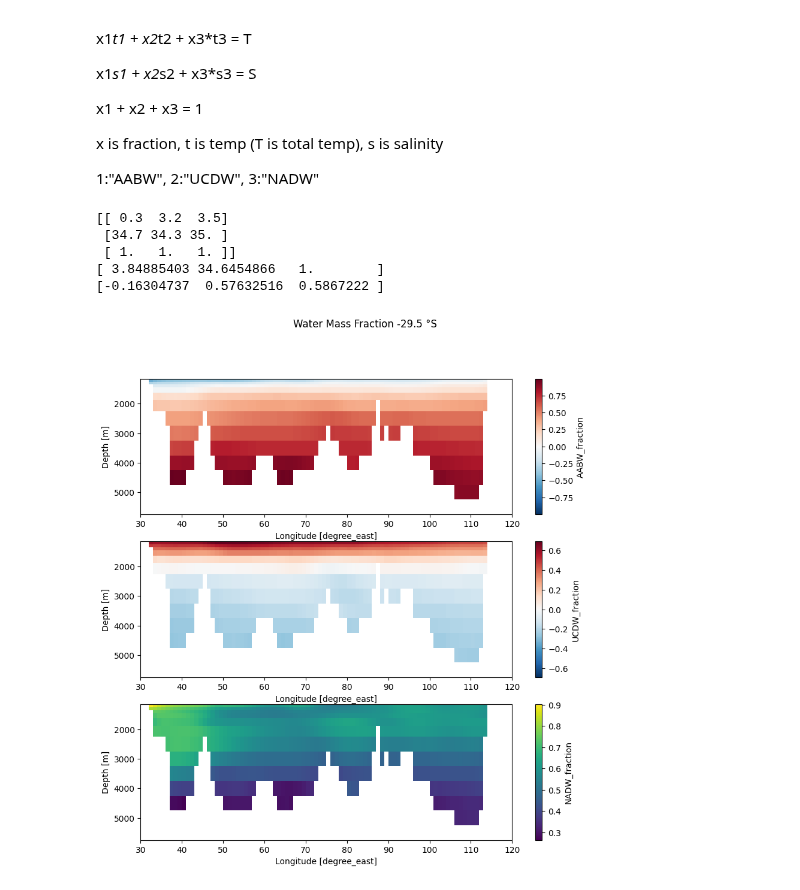
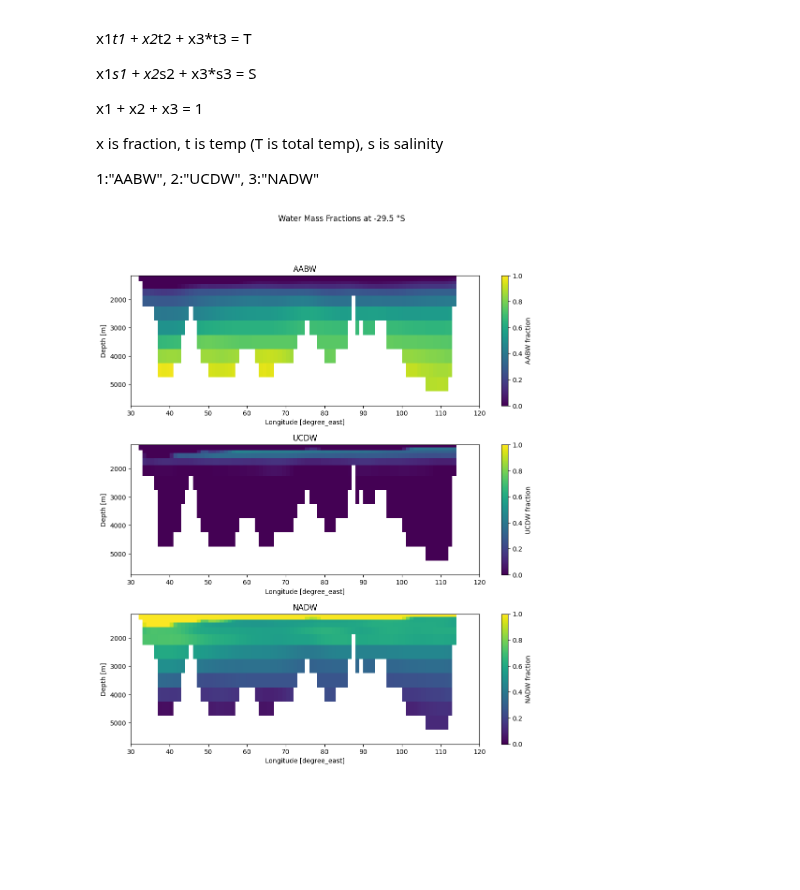
Before and after one commit to JRethemeier/Thermohaline-Circulation, a Jupyter notebook: Assignment4/Assignment4.ipynb, the cells around one changed output. Drawn from its saved outputs; the diff is of its cells as text; code cells hidden in the pictures; blank space fills up the shorter version.

Commit message:
fixed math to use least squares linear optimization

```diff
--- a/Assignment4/Assignment4.ipynb
+++ b/Assignment4/Assignment4.ipynb
@@ -211,7 +212,7 @@ x3 = []  #f_NADW
 
 percentages = [] #f_AABW, f_UCDW, f_NADW
 
-data = levitus_1a.sel(lon=slice(30,120), depth=slice(1200,None))
+data = levitus_1a.sel(lon=slice(30,120), depth=slice(1200, 5500))
 
 array_T = data.pot_temp.data
 array_S = data.abs_sal.data
@@ -228,43 +229,42 @@ for i in range(len(array_S)):
     for j in range(len(array_S[i])):
         solutions = np.array([array_T[i][j], array_S[i][j], 1])
         sol_array.append(solutions)
-        x_all = np.linalg.solve(equations, solutions)
-        percentages.append(x_all)
-        x1_sub.append(x_all[0])
-        x2_sub.append(x_all[1])
-        x3_sub.append(x_all[2])
+        # print(solutions)
+        # print(solutions[0])
+        if not np.isnan(solutions[0]):
+        # x_all = scipy.linalg.solve(equations, solutions)
+            x_all = scipy.optimize.lsq_linear(equations, solutions, (0, 1))
+            percentages.append(x_all)
+            sol_array.append(solutions)
+            x1_sub.append(x_all.x[0])
+            x2_sub.append(x_all.x[1])
+            x3_sub.append(x_all.x[2])
+        else: # maintain structure of data
+            x1_sub.append(np.nan)
+            x2_sub.append(np.nan)
+            x3_sub.append(np.nan)
     x1.append(x1_sub)
     x2.append(x2_sub)
     x3.append(x3_sub)
 
-data["AABW_fraction"] = (data.abs_sal.dims, x1)
-data["UCDW_fraction"] = (data.abs_sal.dims, x2)
-data["NADW_fraction"] = (data.abs_sal.dims, x3)
-
-print(equations)
-print(sol_array[300])
-print(percentages[300])
+data["AABW fraction"] = (data.abs_sal.dims, x1)
+data["UCDW fraction"] = (data.abs_sal.dims, x2)
+data["NADW fraction"] = (data.abs_sal.dims, x3)
-# %% [output]
-[[ 0.3  3.2  3.5]
- [34.7 34.3 35. ]
- [ 1.   1.   1. ]]
-[ 3.84885403 34.6454866   1.        ]
-[-0.16304737  0.57632516  0.5867222 ]
 # %%
-fig, axs = plt.subplots(nrows=3, figsize=(10,10))
-fig.suptitle(f"Water Mass Fraction {latitude} °S")
+fig, axs = plt.subplots(nrows=3, figsize=(12,13))
+fig.suptitle(f"Water Mass Fractions at {latitude} °S")
+plt.subplots_adjust(hspace=0.3)
 
-data["AABW_fraction"].plot(x="lon", y="depth", ax=axs[0])
-# axs[0].set_xlabel("")
-axs[0].set_title("")
+data["AABW fraction"].plot(x="lon", y="depth", ax=axs[0], vmin=0, vmax=1)
+axs[0].set_title("AABW")
 axs[0].yaxis.set_inverted(True)
 
-data["UCDW_fraction"].plot(x="lon", y="depth", ax=axs[1])
-axs[1].set_title("")
+data["UCDW fraction"].plot(x="lon", y="depth", ax=axs[1], vmin=0, vmax=1)
+axs[1].set_title("UCDW")
 axs[1].yaxis.set_inverted(True)
 
-data["NADW_fraction"].plot(x="lon", y="depth", ax=axs[2])
-axs[2].set_title("")
+data["NADW fraction"].plot(x="lon", y="depth", ax=axs[2], vmin=0, vmax=1)
+axs[2].set_title("NADW")
 axs[2].yaxis.set_inverted(True)
 # %% [output]
-[figure, old version]
+[figure, new version]
```
Also changed, not shown: parts of 1 cell of this notebook.
